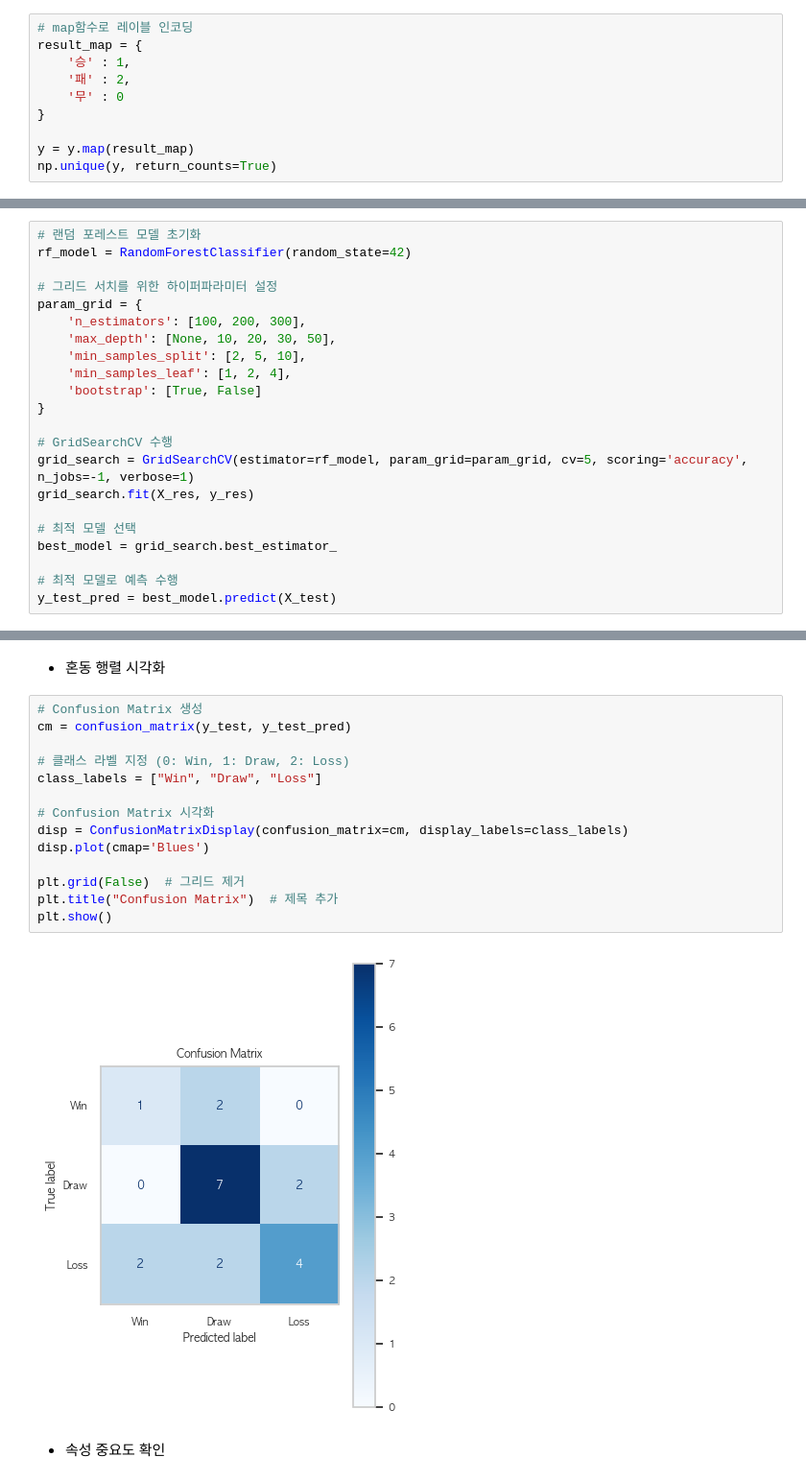
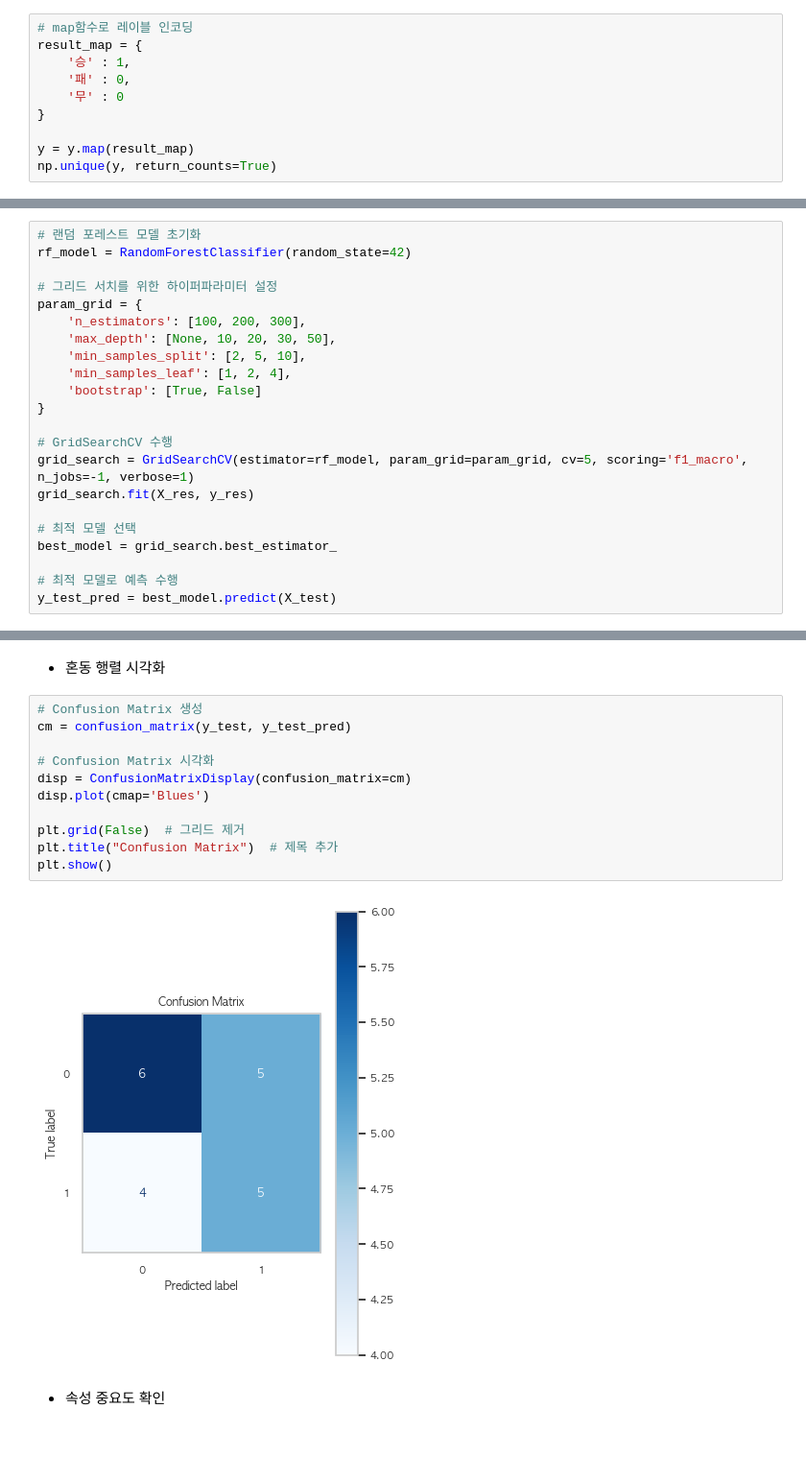
Before and after one commit to harrym8n/Proj_FC_Online, a Jupyter notebook: fconline_build_model.ipynb, the cells around one changed output, grey strips where cells are left out. Shown at 96% size. Drawn from its saved outputs; the diff is of its cells as text; blank space fills up the shorter version.

Commit message:
Develop non-oversampling randomforest model

```diff
--- a/fconline_build_model.ipynb
+++ b/fconline_build_model.ipynb
@@ -697,7 +699,7 @@ X = X.drop(columns=['goalTotal','averageRating'])
 # map함수로 레이블 인코딩
 result_map = {
     '승' : 1,
-    '패' : 2,
+    '패' : 0,
     '무' : 0
 }
 
@@ -753,7 +755,7 @@ param_grid = {
 }
 
 # GridSearchCV 수행
-grid_search = GridSearchCV(estimator=rf_model, param_grid=param_grid, cv=5, scoring='accuracy', n_jobs=-1, verbose=1)
+grid_search = GridSearchCV(estimator=rf_model, param_grid=param_grid, cv=5, scoring='f1_macro', n_jobs=-1, verbose=1)
 grid_search.fit(X_res, y_res)
 
 # 최적 모델 선택
@@ -824,19 +821,16 @@ weighted avg       0.79      0.80      0.79        20
 # %%
 # Confusion Matrix 생성
 cm = confusion_matrix(y_test, y_test_pred)
 
-# 클래스 라벨 지정 (0: Win, 1: Draw, 2: Loss)
-class_labels = ["Win", "Draw", "Loss"]
-
 # Confusion Matrix 시각화
-disp = ConfusionMatrixDisplay(confusion_matrix=cm, display_labels=class_labels)
+disp = ConfusionMatrixDisplay(confusion_matrix=cm)
 disp.plot(cmap='Blues')
 
 plt.grid(False)  # 그리드 제거
 plt.title("Confusion Matrix")  # 제목 추가
 plt.show()
 # %% [output]
-[figure, old version]
+[figure, new version]
 # %% [markdown]
 - 속성 중요도 확인
 # %%
```
Also changed, not shown: parts of 24 cells of this notebook, 2 other files.
